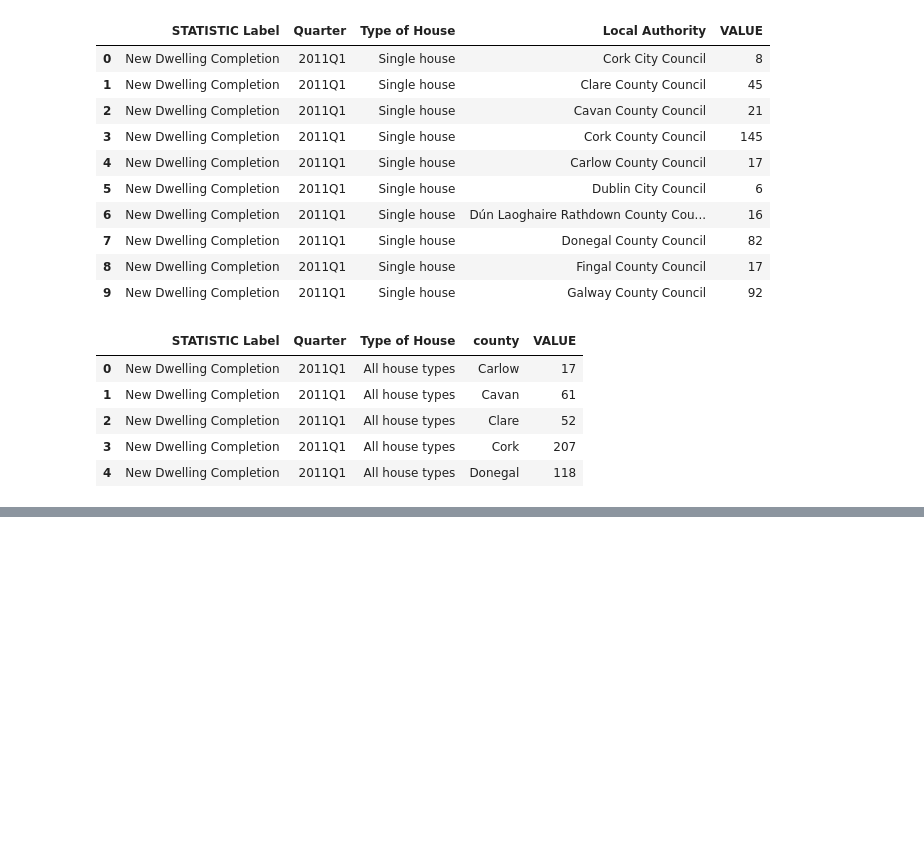
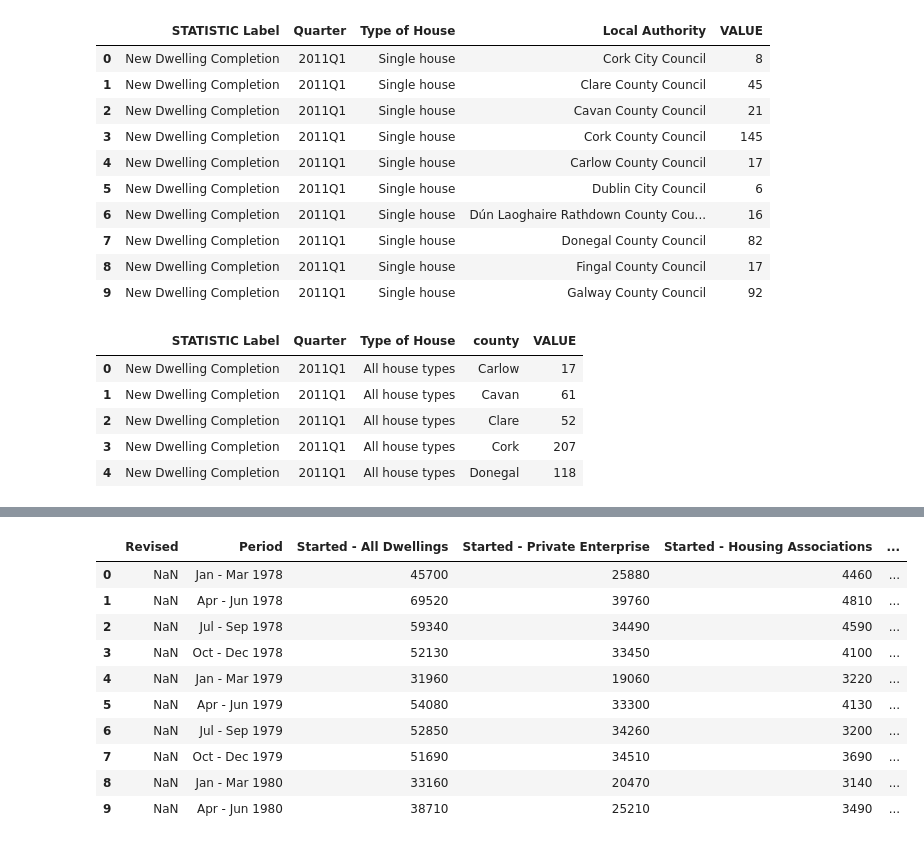
Before and after one commit to lcroash/MSC_SEM1_CA2, a Jupyter notebook: CA2.ipynb, the cells around one changed output, grey strips where cells are left out. Saved outputs shown, nothing was run; the diff lists cells and outputs as text; code cells hidden in the pictures; blank space fills up the shorter version.

```diff
--- a/CA2.ipynb
+++ b/CA2.ipynb
@@ -566,0 +561,19 @@ df_uk_con_output_orig.head(50)
+# %%
+df_uk_con_england = pd.read_excel('./datasets/uk/outputukhousebuilding.xlsx', sheet_name='1b', header=5)
+df_uk_con_wales = pd.read_excel('./datasets/uk/outputukhousebuilding.xlsx', sheet_name='1c', header=5)
+df_uk_con_scotland = pd.read_excel('./datasets/uk/outputukhousebuilding.xlsx', sheet_name='1d', header=5)
+df_uk_con_ni = pd.read_excel('./datasets/uk/outputukhousebuilding.xlsx', sheet_name='1e', header=5)
+# %%
+df_uk_con_england.head(10)
+# %% [output]
+|  | Revised | Period | Started - All Dwellings | Started - Private Enterprise | Started - Housing Associations | ... |
+| 0 | NaN | Jan - Mar 1978 | 45700 | 25880 | 4460 | ... |
+| 1 | NaN | Apr - Jun 1978 | 69520 | 39760 | 4810 | ... |
+| 2 | NaN | Jul - Sep 1978 | 59340 | 34490 | 4590 | ... |
+| 3 | NaN | Oct - Dec 1978 | 52130 | 33450 | 4100 | ... |
+| 4 | NaN | Jan - Mar 1979 | 31960 | 19060 | 3220 | ... |
+| 5 | NaN | Apr - Jun 1979 | 54080 | 33300 | 4130 | ... |
+| 6 | NaN | Jul - Sep 1979 | 52850 | 34260 | 3200 | ... |
+| 7 | NaN | Oct - Dec 1979 | 51690 | 34510 | 3690 | ... |
+| 8 | NaN | Jan - Mar 1980 | 33160 | 20470 | 3140 | ... |
+| 9 | NaN | Apr - Jun 1980 | 38710 | 25210 | 3490 | ... |
```
Also changed, not shown: parts of 29 cells of this notebook, 7 other files.
